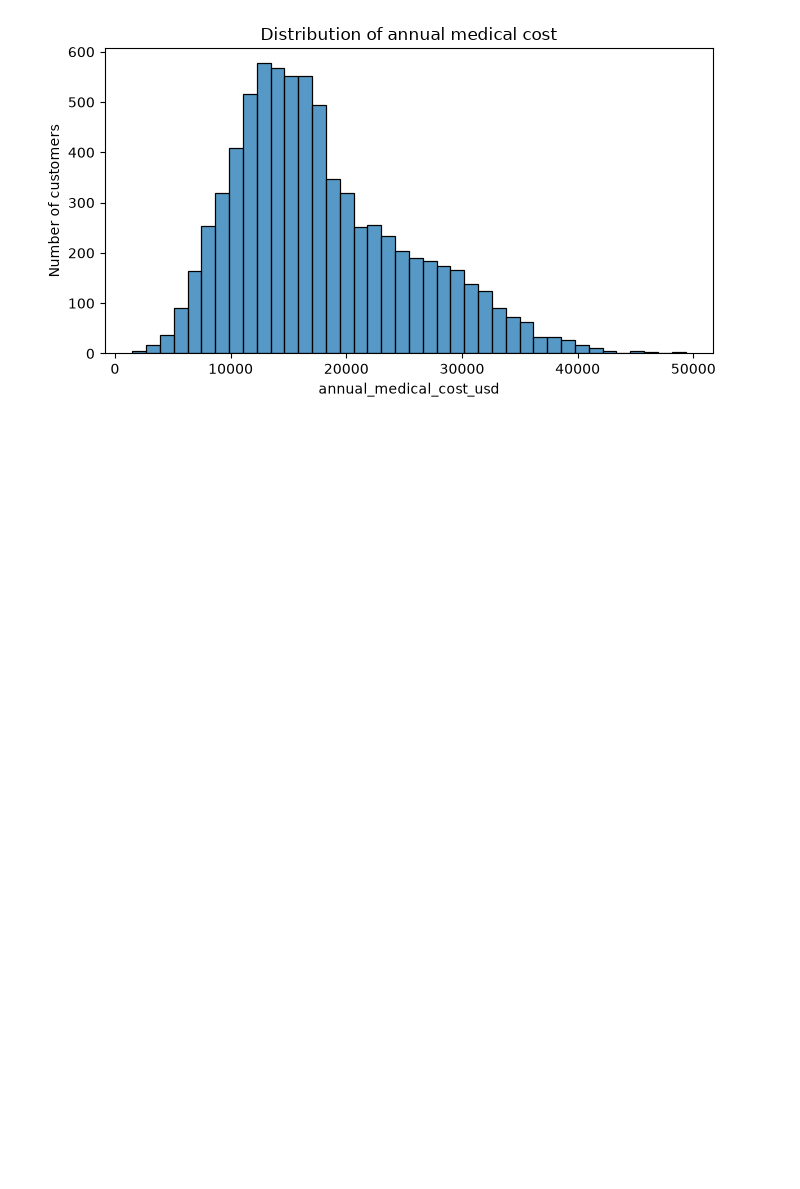
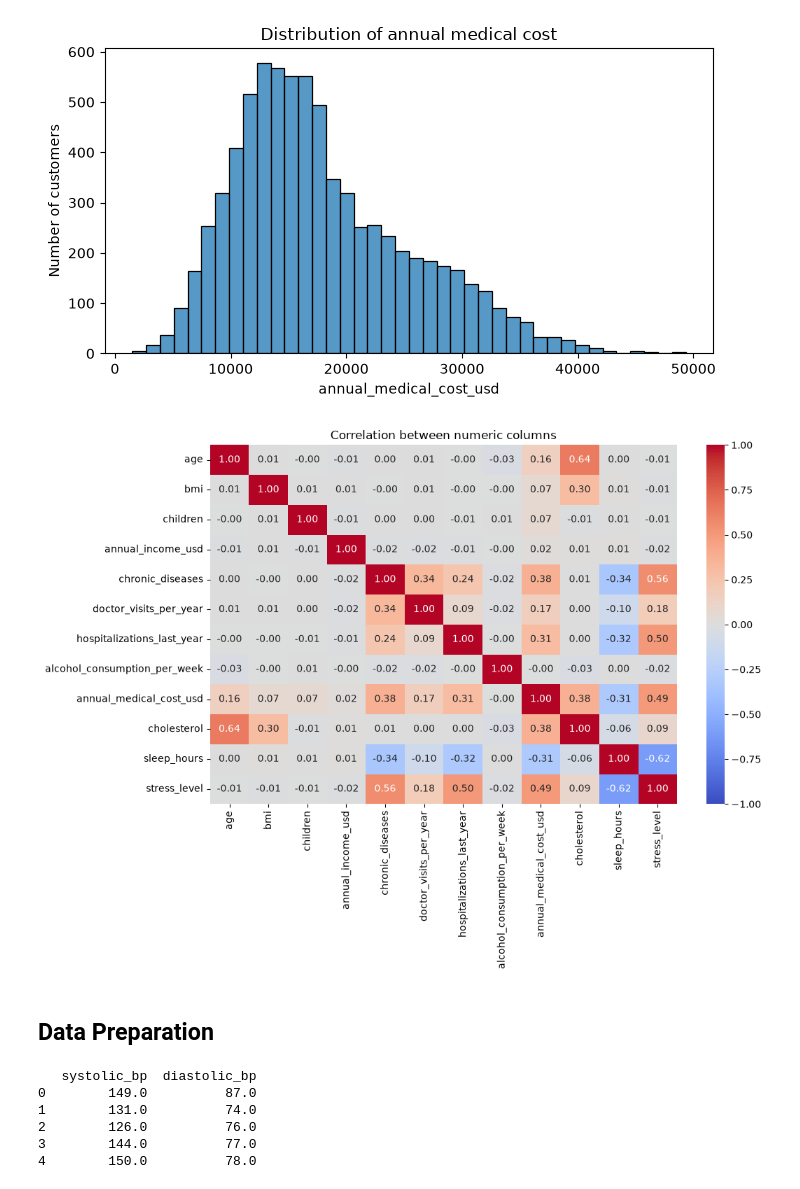
Before and after one commit to Harsh-IIT-Ropar/insurance-cost-prediction, a Jupyter notebook: src/main.ipynb, the cells around one changed output. Saved outputs shown, nothing was run; the diff lists cells and outputs as text; code cells hidden in the pictures; blank space fills up the shorter version.

```diff
--- a/src/main.ipynb
+++ b/src/main.ipynb
@@ -39,0 +18,4 @@ print(df.head())
+# %%
+file_path = '../data/medical_insurance_cost_dataset_enhanced.csv'
+df = pd.read_csv(file_path)
+print(df.head())
@@ -88,3 +88,32 @@ plt.savefig('outputs/target_distribution.png', dpi=150)
 plt.show()
 # %% [output]
 [figure]
+# %%
+corr = df.corr(numeric_only=True)
+
+plt.figure(figsize=(11, 8))
+sns.heatmap(corr, annot=True, fmt='.2f', cmap='coolwarm', vmin=-1, vmax=1)
+plt.title('Correlation between numeric columns')
+plt.tight_layout()
+plt.savefig('../outputs/correlation_heatmap.png', dpi=150)
+plt.show()
+# %% [output]
+[figure, added]
+# %% [markdown]
+## Data Preparation
+# %%
+data = df.drop(columns=['customer_id']).copy()
+
+bp = data['blood_pressure'].str.split('/', expand=True).astype(float)
+data['systolic_bp'] = bp[0]
+data['diastolic_bp'] = bp[1]
+data = data.drop(columns=['blood_pressure'])
+
+print(data[['systolic_bp', 'diastolic_bp']].head())
+# %% [output]
+   systolic_bp  diastolic_bp
+0        149.0          87.0
+1        131.0          74.0
+2        126.0          76.0
+3        144.0          77.0
+4        150.0          78.0
```
Also changed, not shown: parts of 11 cells of this notebook.
